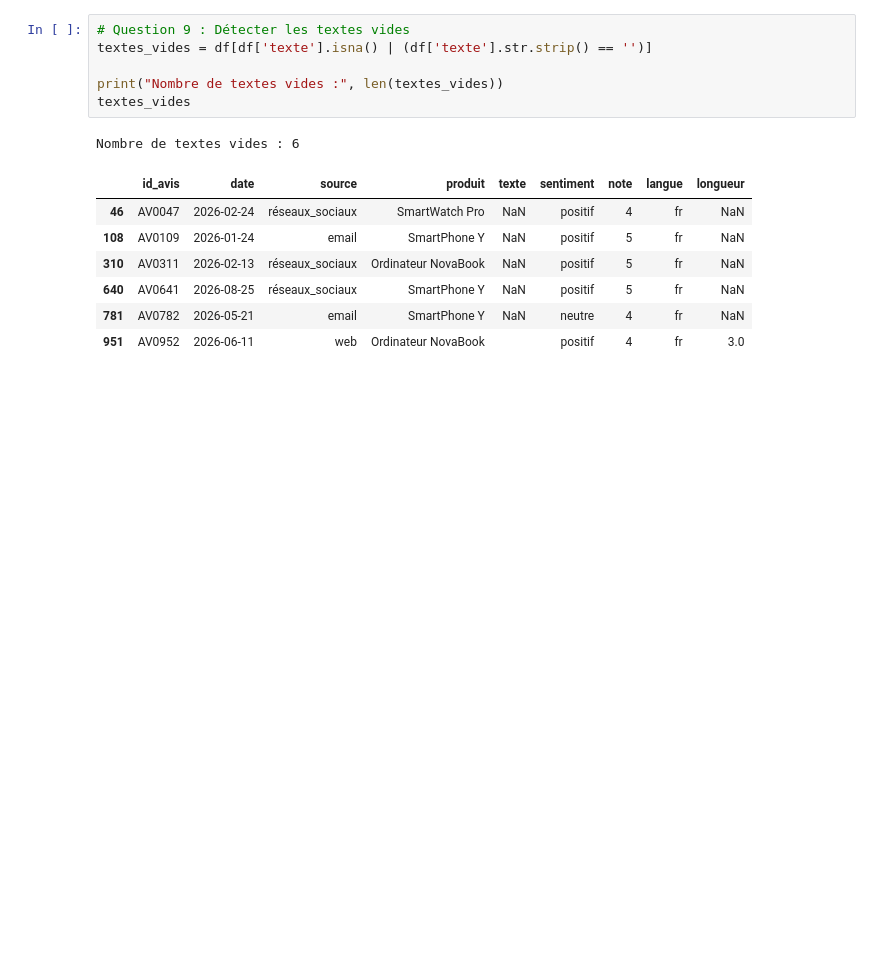
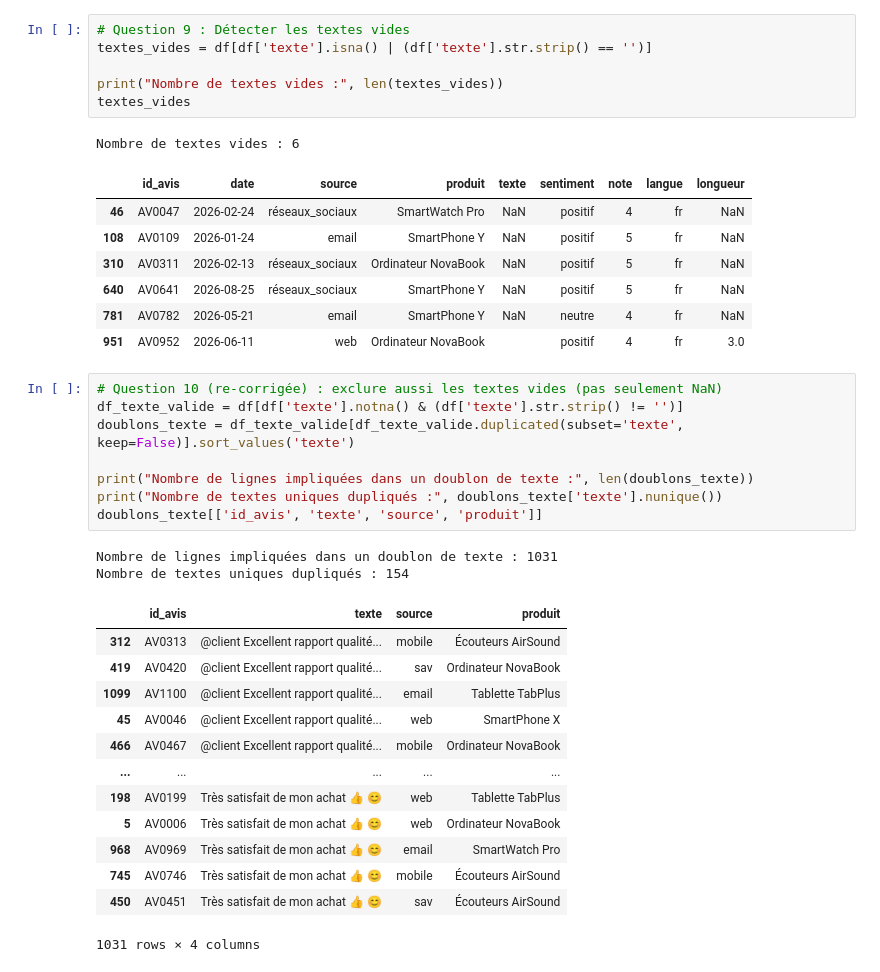
Before and after one commit to Atou-D10/atelier_prepa_donnees_textuelles, a Jupyter notebook: notebooks/atelier_prepa_donnees_textuelles.ipynb, the cells around one changed output. Saved outputs shown, nothing was run; the diff lists cells and outputs as text; blank space fills up the shorter version.

Commit message:
Partie 1 - Q10: detection des doublons sur le texte

```diff
--- a/notebooks/atelier_prepa_donnees_textuelles.ipynb
+++ b/notebooks/atelier_prepa_donnees_textuelles.ipynb
@@ -163,3 +163,27 @@ Nombre de textes vides : 6
 | 640 | AV0641 | 2026-08-25 | réseaux_sociaux | SmartPhone Y | NaN | positif | 5 | fr | NaN |
 | 781 | AV0782 | 2026-05-21 | email | SmartPhone Y | NaN | neutre | 4 | fr | NaN |
 | 951 | AV0952 | 2026-06-11 | web | Ordinateur NovaBook |  | positif | 4 | fr | 3.0 |
+# %%
+# Question 10 (re-corrigée) : exclure aussi les textes vides (pas seulement NaN)
+df_texte_valide = df[df['texte'].notna() & (df['texte'].str.strip() != '')]
+doublons_texte = df_texte_valide[df_texte_valide.duplicated(subset='texte', keep=False)].sort_values('texte')
+
+print("Nombre de lignes impliquées dans un doublon de texte :", len(doublons_texte))
+print("Nombre de textes uniques dupliqués :", doublons_texte['texte'].nunique())
+doublons_texte[['id_avis', 'texte', 'source', 'produit']]
+# %% [output]
+Nombre de lignes impliquées dans un doublon de texte : 1031
+Nombre de textes uniques dupliqués : 154
+|  | id_avis | texte | source | produit |
+| 312 | AV0313 | @client Excellent rapport qualité... | mobile | Écouteurs AirSound |
+| 419 | AV0420 | @client Excellent rapport qualité... | sav | Ordinateur NovaBook |
+| 1099 | AV1100 | @client Excellent rapport qualité... | email | Tablette TabPlus |
+| 45 | AV0046 | @client Excellent rapport qualité... | web | SmartPhone X |
+| 466 | AV0467 | @client Excellent rapport qualité... | mobile | Ordinateur NovaBook |
+| ... | ... | ... | ... | ... |
+| 198 | AV0199 | Très satisfait de mon achat 👍 😊 | web | Tablette TabPlus |
+| 5 | AV0006 | Très satisfait de mon achat 👍 😊 | web | Ordinateur NovaBook |
+| 968 | AV0969 | Très satisfait de mon achat 👍 😊 | email | SmartWatch Pro |
+| 745 | AV0746 | Très satisfait de mon achat 👍 😊 | mobile | Écouteurs AirSound |
+| 450 | AV0451 | Très satisfait de mon achat 👍 😊 | sav | Écouteurs AirSound |
+1031 rows × 4 columns
```
